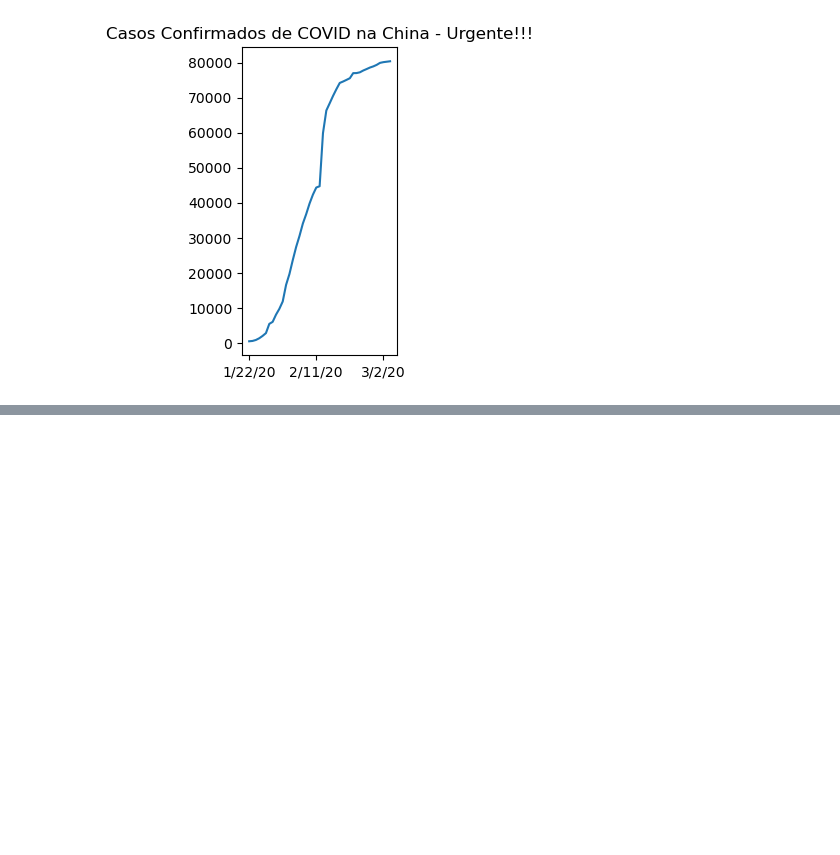
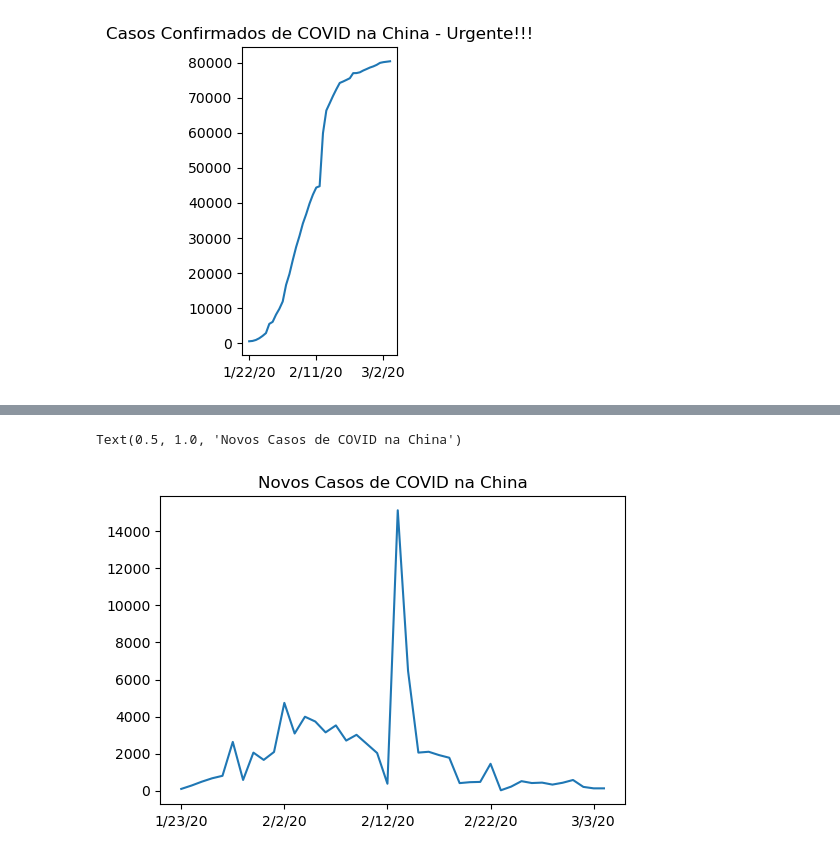
Before and after one commit to OliveiraLucas29/Curso_DataScience_Alura, a Jupyter notebook: Analises_para_medicina/Caderno do Curso.ipynb, the cells around one changed output, grey strips where cells are left out. Saved outputs shown, nothing was run; the diff lists cells and outputs as text; code cells hidden in the pictures; blank space fills up the shorter version.

```diff
--- a/Analises_para_medicina/Caderno do Curso.ipynb
+++ b/Analises_para_medicina/Caderno do Curso.ipynb
@@ -221,0 +246,9 @@ Como cientistas de Dados, temos que tomar muito cuidado para sempre demonstrar o
+# %%
+new_cases_china = confirmed_by_country.loc['China'][2:45].diff().dropna()
+# %%
+fig = plt.figure(figsize=(6,4))
+ax = new_cases_china.plot()
+ax.set_title('Novos Casos de COVID na China')
+# %% [output]
+Text(0.5, 1.0, 'Novos Casos de COVID na China')
+[figure, added]
```
Also changed, not shown: parts of 34 cells of this notebook.
